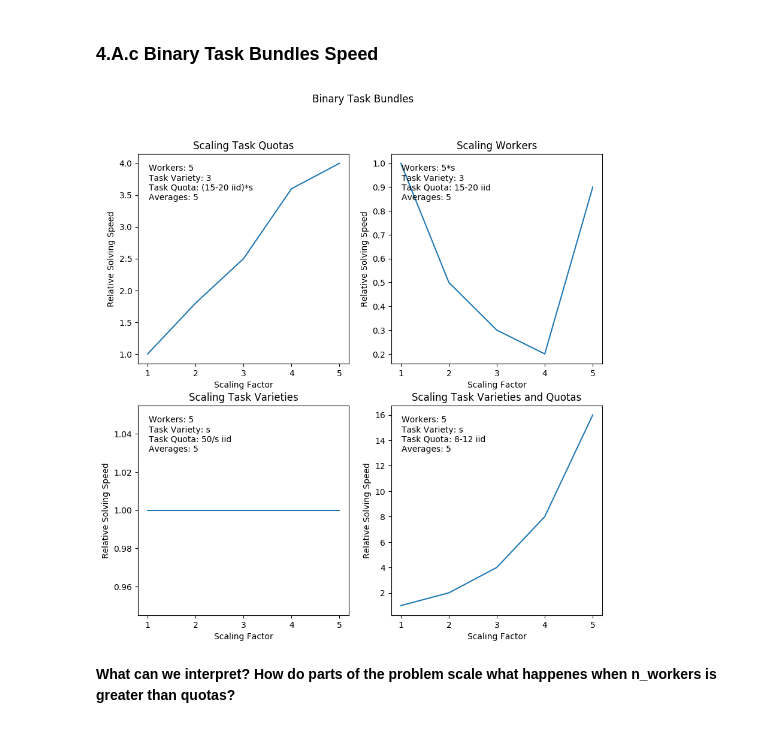
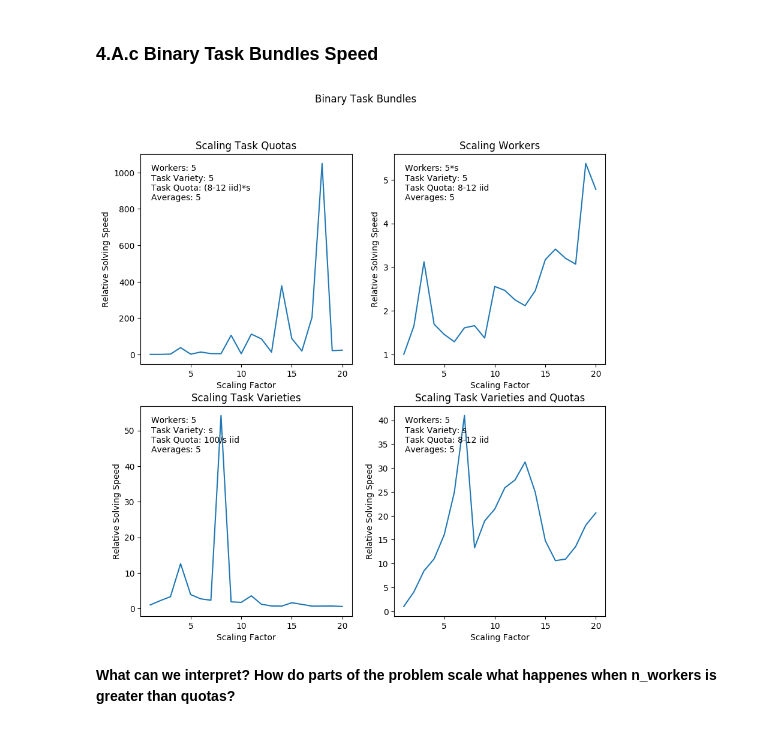
Before and after one commit to erinzm/ece524project, a Jupyter notebook: project.ipynb, the cells around one changed output. Cells and saved outputs as stored; diff of their text form; code cells hidden in the pictures.

```diff
--- a/project.ipynb
+++ b/project.ipynb
@@ -533,45 +533,45 @@ gcf(); # Needed for IJulia to plot inline
 **What can we interpret from these plots?**
 # %% [markdown]
 ### 4.A.c Binary Task Bundles Speed ###
-# %%
-### Binary Task Bundles ###
-# Scaling tasks
-BTB1=[1 1.8 2.5 3.6 4]
-#Scaling of workers
-BTB2=[1 .5 .3 .2 .9]
-# Scaling Task Variety, constant # of tasks
-BTB3=[1 1 1 1 1]
-#scaling Task variety and tasks
-BTB4=[1 2 4 8 16]
-
-n=5
-
-fig = figure("pyplot_subplot_mixed",figsize=(10,10)) # Create a new blank figure
-subplot(221); plot(1:n, BTB1')
-title("Scaling Task Quotas"); xlabel("Scaling Factor"); ylabel("Relative Solving Speed")
-annotate("Workers: 5 \nTask Variety: 3 \nTask Quota: (15-20 iid)*s \nAverages: 5",
-           xy=[0.05;0.95], xycoords="axes fraction", ha="left",va="top")
-
-subplot(222); plot(1:n, BTB2')
-title("Scaling Workers"); xlabel("Scaling Factor"); ylabel("Relative Solving Speed")
-annotate("Workers: 5*s \nTask Variety: 3 \nTask Quota: 15-20 iid \nAverages: 5",
-           xy=[0.05;0.95], xycoords="axes fraction", ha="left",va="top")
-
-subplot(223); plot(1:n, BTB3')
-title("Scaling Task Varieties"); xlabel("Scaling Factor"); ylabel("Relative Solving Speed")
-annotate("Workers: 5 \nTask Variety: s \nTask Quota: 50/s iid \nAverages: 5",
-           xy=[0.05;0.95], xycoords="axes fraction", ha="left",va="top")
-
-subplot(224); plot(1:n, BTB4')
-title("Scaling Task Varieties and Quotas"); xlabel("Scaling Factor"); ylabel("Relative Solving Speed")
-annotate("Workers: 5 \nTask Variety: s \nTask Quota: 8-12 iid \nAverages: 5",
-           xy=[0.05;0.95], xycoords="axes fraction", ha="left",va="top")
-
-suptitle("Binary Task Bundles")
-fig[:canvas][:draw]() # Update the figure
-gcf(); # Needed for IJulia to plot inline
-# %% [output]
-[figure, removed]
+# %%
+### Binary Task Bundles ###
+# Scaling tasks
+BTB1=[1.0, 0.944222, 2.5731, 38.0854, 2.48491, 13.8282, 5.31442, 4.72224, 105.985, 4.74393, 112.438, 86.0962, 13.4782, 378.049, 88.5545, 19.5509, 204.36, 1050.04, 21.6221, 24.308]
+#Scaling of workers
+BTB2=[1.0, 1.6499, 3.12206, 1.69142, 1.45761, 1.28982, 1.60874, 1.65788, 1.37557, 2.55686, 2.46518, 2.24998, 2.11663, 2.45685, 3.17194, 3.41251, 3.20084, 3.06863, 5.37571, 4.77939]
+# Scaling Task Variety, constant # of tasks
+BTB3=[1.0, 2.21394, 3.30483, 12.5813, 3.89896, 2.70547, 2.3188, 54.2228, 1.85634, 1.72128, 3.55493, 1.19017, 0.707801, 0.664048, 1.6138, 1.15357, 0.658361, 0.672043, 0.690194, 0.559427]
+#scaling Task variety and tasks
+BTB4=[1.0, 4.05839, 8.47072, 10.9791, 16.0322, 24.9183, 41.0167, 13.3069, 18.9344, 21.4122, 25.8966, 27.4978, 31.2693, 24.9586, 14.7793, 10.6125, 10.9213, 13.5665, 18.0256, 20.6252]
+
+n=20
+
+fig = figure("pyplot_subplot_mixed",figsize=(10,10)) # Create a new blank figure
+subplot(221); plot(1:n, BTB1)
+title("Scaling Task Quotas"); xlabel("Scaling Factor"); ylabel("Relative Solving Speed")
+annotate("Workers: 5 \nTask Variety: 5 \nTask Quota: (8-12 iid)*s \nAverages: 5",
+           xy=[0.05;0.95], xycoords="axes fraction", ha="left",va="top")
+
+subplot(222); plot(1:n, BTB2)
+title("Scaling Workers"); xlabel("Scaling Factor"); ylabel("Relative Solving Speed")
+annotate("Workers: 5*s \nTask Variety: 5 \nTask Quota: 8-12 iid \nAverages: 5",
+           xy=[0.05;0.95], xycoords="axes fraction", ha="left",va="top")
+
+subplot(223); plot(1:n, BTB3)
+title("Scaling Task Varieties"); xlabel("Scaling Factor"); ylabel("Relative Solving Speed")
+annotate("Workers: 5 \nTask Variety: s \nTask Quota: 100/s iid \nAverages: 5",
+           xy=[0.05;0.95], xycoords="axes fraction", ha="left",va="top")
+
+subplot(224); plot(1:n, BTB4)
+title("Scaling Task Varieties and Quotas"); xlabel("Scaling Factor"); ylabel("Relative Solving Speed")
+annotate("Workers: 5 \nTask Variety: s \nTask Quota: 8-12 iid \nAverages: 5",
+           xy=[0.05;0.95], xycoords="axes fraction", ha="left",va="top")
+
+suptitle("Binary Task Bundles")
+fig[:canvas][:draw]() # Update the figure
+gcf(); # Needed for IJulia to plot inline
+# %% [output]
+[figure, added]
 # %% [markdown]
 **What can we interpret?  How do parts of the problem scale what happenes when n_workers is greater than quotas?**
 # %% [markdown]
```
Also changed, not shown: parts of 35 cells of this notebook.
